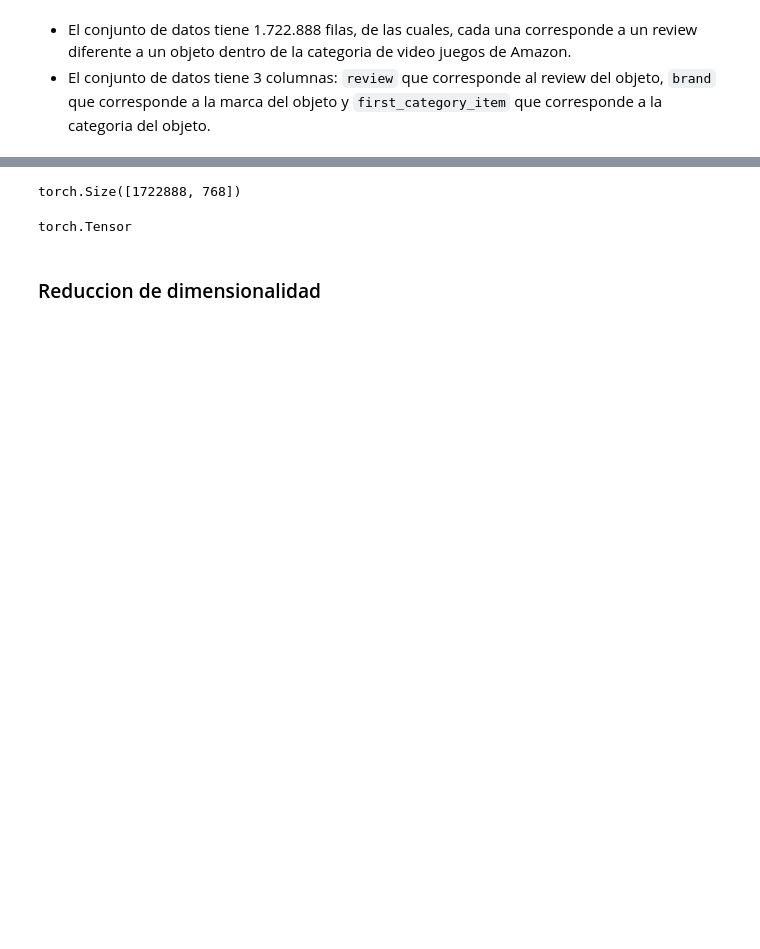
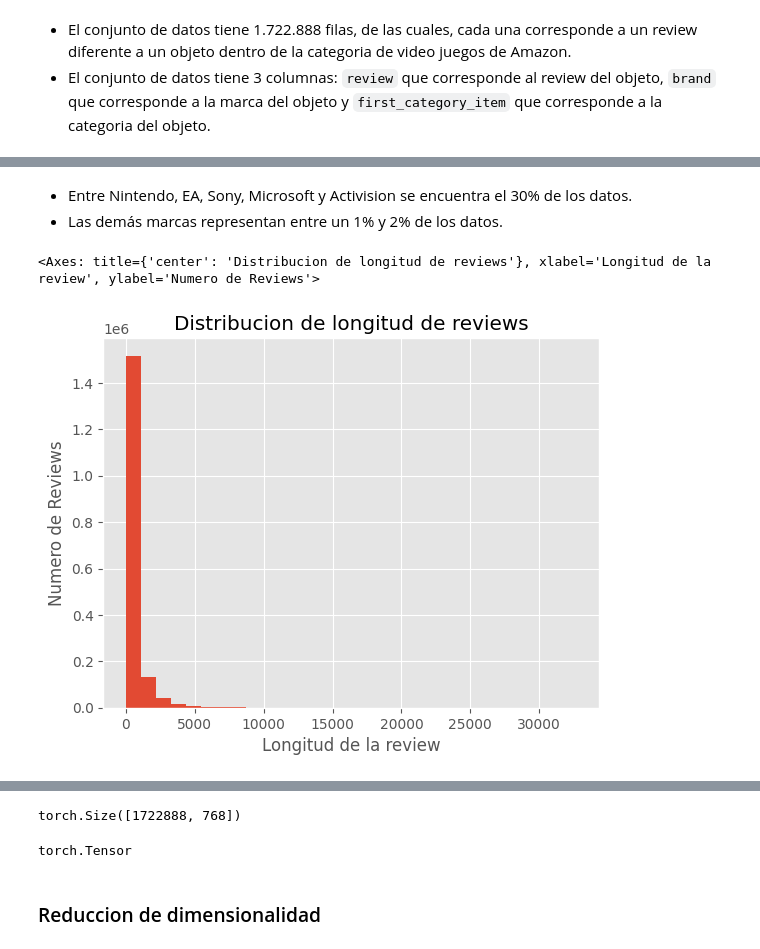
Before and after one commit to jjovalle99/aprendizaje_no_supervisado_22, a Jupyter notebook: proyecto/proyecto_entrega_1.ipynb, the cells around one changed output, grey strips where cells are left out. Saved outputs shown, nothing was run; the diff lists cells and outputs as text; code cells hidden in the pictures; blank space fills up the shorter version.

Commit message:
Estadisticas descriptivas
Se agregan estadisticas descriptivas al notebook de la entrega 1

```diff
--- a/proyecto/proyecto_entrega_1.ipynb
+++ b/proyecto/proyecto_entrega_1.ipynb
@@ -106,0 +131,9 @@ first_category_item: [["Video Games","Video Games","Video Games","Video Games","
+# %% [markdown]
+- Entre Nintendo, EA, Sony, Microsoft y Activision se encuentra el 30% de los datos.
+- Las demás marcas representan entre un 1% y 2% de los datos.
+# %%
+data["review"].str.len()\
+    .plot(kind="hist", bins=30, title="Distribucion de longitud de reviews", xlabel="Longitud de la review", ylabel="Numero de Reviews")
+# %% [output]
+<Axes: title={'center': 'Distribucion de longitud de reviews'}, xlabel='Longitud de la review', ylabel='Numero de Reviews'>
+[figure, added]
```
Also changed, not shown: parts of 30 cells of this notebook.
